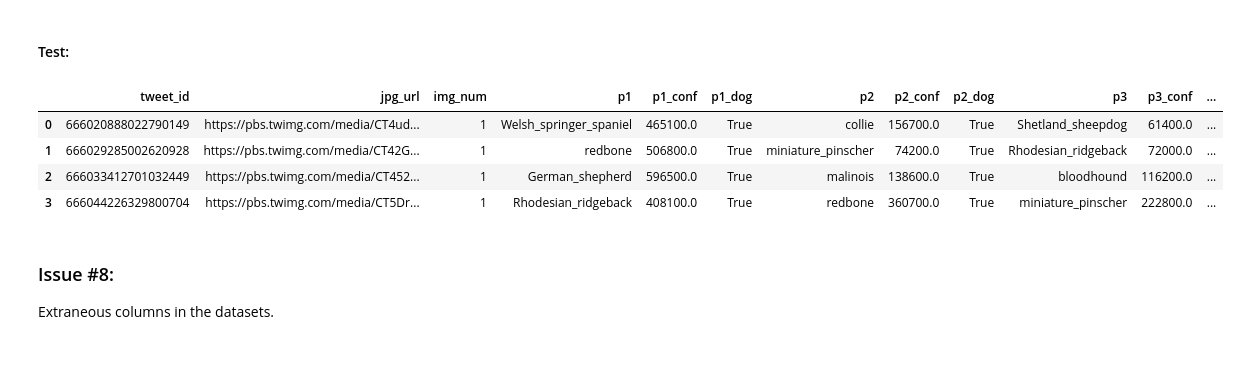
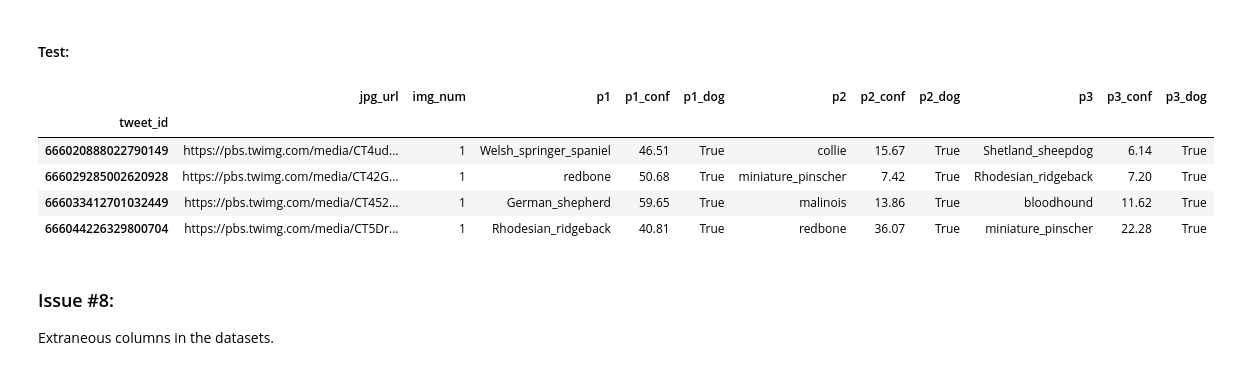
Before and after one commit to DrDev-Py/Udacity-Data-Wrangling, a Jupyter notebook: wrangle_act.ipynb, the cells around one changed output. Drawn from its saved outputs; the diff is of its cells as text; code cells hidden in the pictures.

```diff
--- a/wrangle_act.ipynb
+++ b/wrangle_act.ipynb
@@ -582,19 +585,20 @@ image_prediction.head(2)
 # %%
-image_prediction.p1_conf = (image_prediction.p1_conf*100).round(2)
+image_prediction_copy.p1_conf = (image_prediction_copy.p1_conf*100).round(2)
 # %%
-image_prediction.p2_conf = (image_prediction.p2_conf*100).round(2)
+image_prediction_copy.p2_conf = (image_prediction_copy.p2_conf*100).round(2)
 # %%
-image_prediction.p3_conf = (image_prediction.p3_conf*100).round(2)
+image_prediction_copy.p3_conf = (image_prediction_copy.p3_conf*100).round(2)
 # %% [markdown]
 #### Test:
 # %%
-image_prediction.head(4)
+image_prediction_copy.head(4)
 # %% [output]
-|  | tweet_id | jpg_url | img_num | p1 | p1_conf | p1_dog | p2 | p2_conf | p2_dog | p3 | p3_conf | ... |
-| 0 | 666020888022790149 | https://pbs.twimg.com/media/CT4ud... | 1 | Welsh_springer_spaniel | 465100.0 | True | collie | 156700.0 | True | Shetland_sheepdog | 61400.0 | ... |
-| 1 | 666029285002620928 | https://pbs.twimg.com/media/CT42G... | 1 | redbone | 506800.0 | True | miniature_pinscher | 74200.0 | True | Rhodesian_ridgeback | 72000.0 | ... |
-| 2 | 666033412701032449 | https://pbs.twimg.com/media/CT452... | 1 | German_shepherd | 596500.0 | True | malinois | 138600.0 | True | bloodhound | 116200.0 | ... |
-| 3 | 666044226329800704 | https://pbs.twimg.com/media/CT5Dr... | 1 | Rhodesian_ridgeback | 408100.0 | True | redbone | 360700.0 | True | miniature_pinscher | 222800.0 | ... |
+|  | jpg_url | img_num | p1 | p1_conf | p1_dog | p2 | p2_conf | p2_dog | p3 | p3_conf | p3_dog |
+| tweet_id |  |  |  |  |  |  |  |  |  |  |  |
+| 666020888022790149 | https://pbs.twimg.com/media/CT4ud... | 1 | Welsh_springer_spaniel | 46.51 | True | collie | 15.67 | True | Shetland_sheepdog | 6.14 | True |
+| 666029285002620928 | https://pbs.twimg.com/media/CT42G... | 1 | redbone | 50.68 | True | miniature_pinscher | 7.42 | True | Rhodesian_ridgeback | 7.20 | True |
+| 666033412701032449 | https://pbs.twimg.com/media/CT452... | 1 | German_shepherd | 59.65 | True | malinois | 13.86 | True | bloodhound | 11.62 | True |
+| 666044226329800704 | https://pbs.twimg.com/media/CT5Dr... | 1 | Rhodesian_ridgeback | 40.81 | True | redbone | 36.07 | True | miniature_pinscher | 22.28 | True |
 # %% [markdown]
 ### Issue #8:
 Extraneous columns in the datasets.
```
Also changed, not shown: parts of 28 cells of this notebook.
